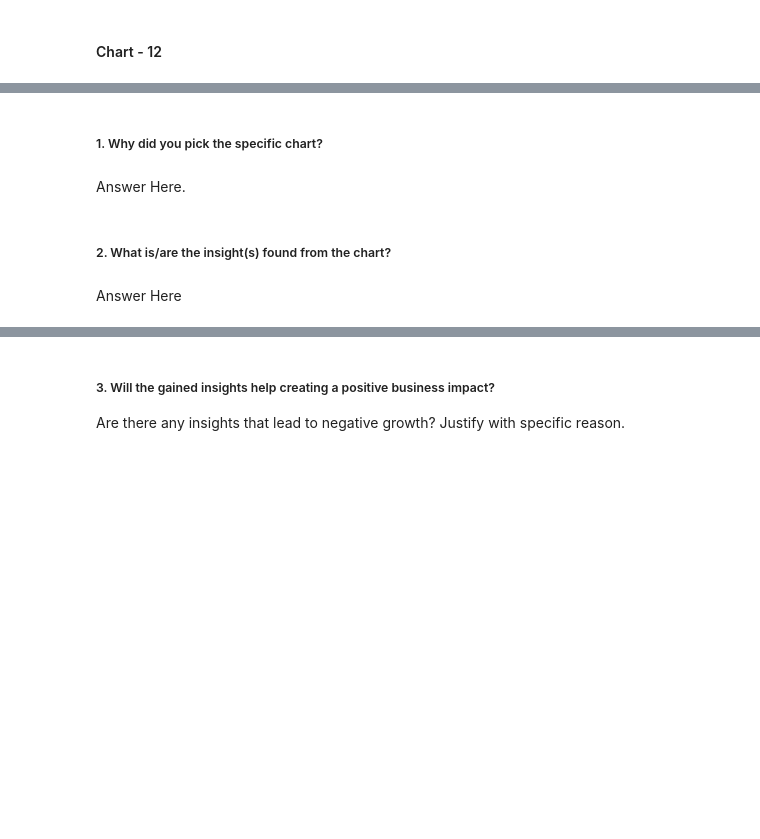
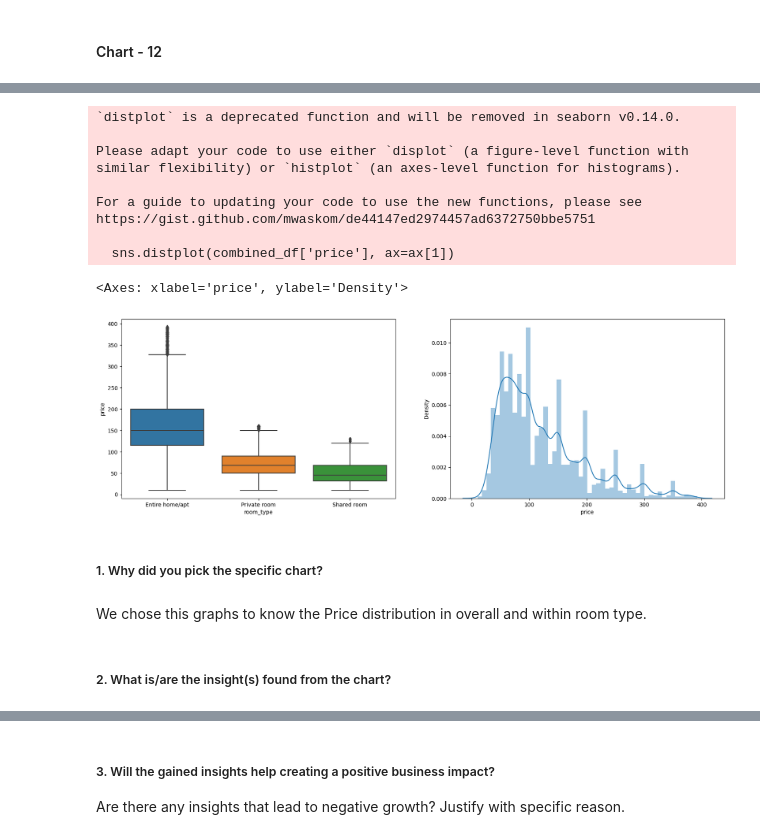
Before and after one commit to Aniruddha5164/AirBnb-Bookings-Analysis, a Jupyter notebook: Air_Bnb_Bookings.ipynb, the cells around one changed output, grey strips where cells are left out. Cells and saved outputs as stored; diff of their text form; code cells hidden in the pictures; blank space fills up the shorter version.

```diff
--- a/Air_Bnb_Bookings.ipynb
+++ b/Air_Bnb_Bookings.ipynb
@@ -567,11 +818,30 @@ shared_room1 = remove_outliers(shared_room)
 
 # Combine the datasets in combined_df
 combined_df = pd.concat([entire_home_apt1, private_room1, shared_room1], axis=0)
+# %%
+fig, axes = plt.subplots(nrows=1, ncols=2, figsize=(20, 6))
+ax = axes.flatten()
+
+# Show the final boxplot without outliers
+sns.boxplot(x='room_type', y='price', data=combined_df, ax=ax[0])
+
+#distplot gives us univariate here price distribution of observation.
+sns.distplot(combined_df['price'], ax=ax[1])
+# %% [output]
+`distplot` is a deprecated function and will be removed in seaborn v0.14.0.
+
+Please adapt your code to use either `displot` (a figure-level function with
+similar flexibility) or `histplot` (an axes-level function for histograms).
+
+For a guide to updating your code to use the new functions, please see
+https://gist.github.com/mwaskom/de44147ed2974457ad6372750bbe5751
+
+  sns.distplot(combined_df['price'], ax=ax[1])
+<Axes: xlabel='price', ylabel='Density'>
+[figure, added]
 # %% [markdown]
 ##### 1. Why did you pick the specific chart?
-# %% [markdown]
-Answer Here.
+# %% [markdown]
+We chose this graphs to know the Price distribution in overall and within room type.
 # %% [markdown]
 ##### 2. What is/are the insight(s) found from the chart?
-# %% [markdown]
-Answer Here
```
Also changed, not shown: parts of 143 cells of this notebook.
